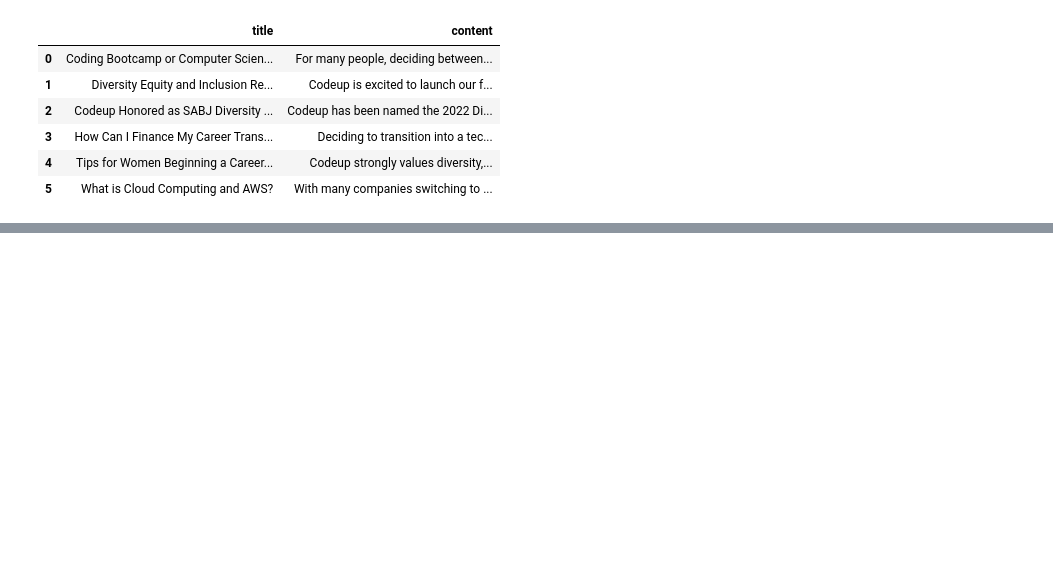
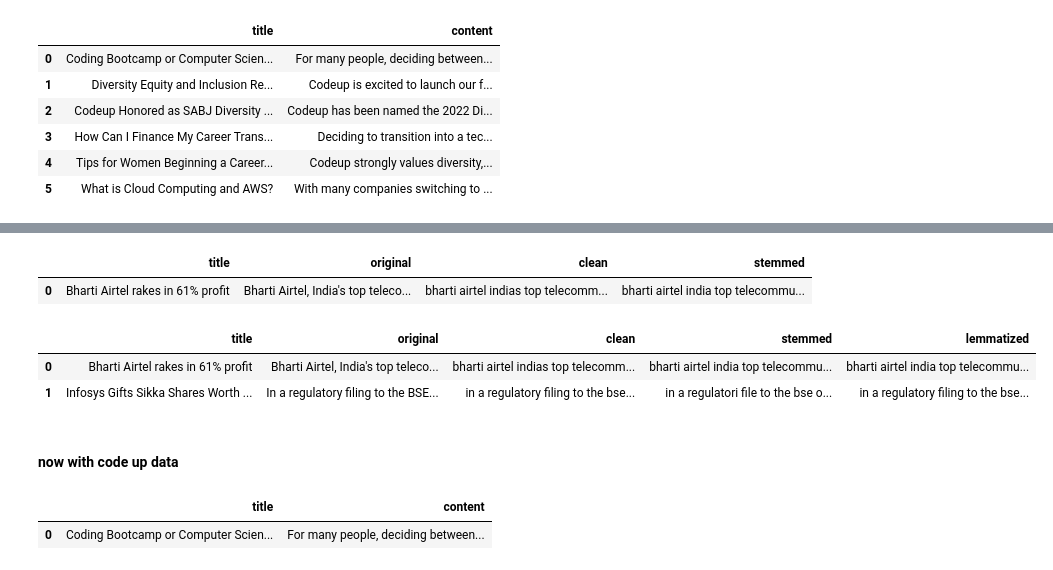
Before and after one commit to rajeshlamichhane04/natural-language-processing-exercises, a Jupyter notebook: prepare.ipynb, the cells around one changed output, grey strips where cells are left out. Saved outputs shown, nothing was run; the diff lists cells and outputs as text; code cells hidden in the pictures; blank space fills up the shorter version.

```diff
--- a/prepare.ipynb
+++ b/prepare.ipynb
@@ -202,0 +244,3 @@ acquire.get_blog_content(base_url)
+# %%
+#create new column that uses basic clean and tokenoze function
+news_df["clean"] = news_df.original.apply(basic_clean).apply(tokenize)
@@ -202,0 +252,25 @@ acquire.get_blog_content(base_url)
+# %%
+#create new column that uses clean column and uses stem funtion
+news_df["stemmed"] = news_df.clean.apply(stem)
+# %%
+news_df.head(1)
+# %% [output]
+|  | title | original | clean | stemmed |
+| 0 | Bharti Airtel rakes in 61% profit | Bharti Airtel, India's top teleco... | bharti airtel indias top telecomm... | bharti airtel india top telecommu... |
+# %%
+#create new column that takes in clean and applies lemmatize function
+news_df["lemmatized"] = news_df.clean.apply(lemmatize)
+# %%
+
+news_df.head(2)
+# %% [output]
+|  | title | original | clean | stemmed | lemmatized |
+| 0 | Bharti Airtel rakes in 61% profit | Bharti Airtel, India's top teleco... | bharti airtel indias top telecomm... | bharti airtel india top telecommu... | bharti airtel india top telecommu... |
+| 1 | Infosys Gifts Sikka Shares Worth ... | In a regulatory filing to the BSE... | in a regulatory filing to the bse... | in a regulatori file to the bse o... | in a regulatory filing to the bse... |
+# %% [markdown]
+#### now with code up data
+# %%
+codeup_df.head(1)
+# %% [output]
+|  | title | content |
+| 0 | Coding Bootcamp or Computer Scien... | For many people, deciding between... |
```
Also changed, not shown: parts of 28 cells of this notebook.
